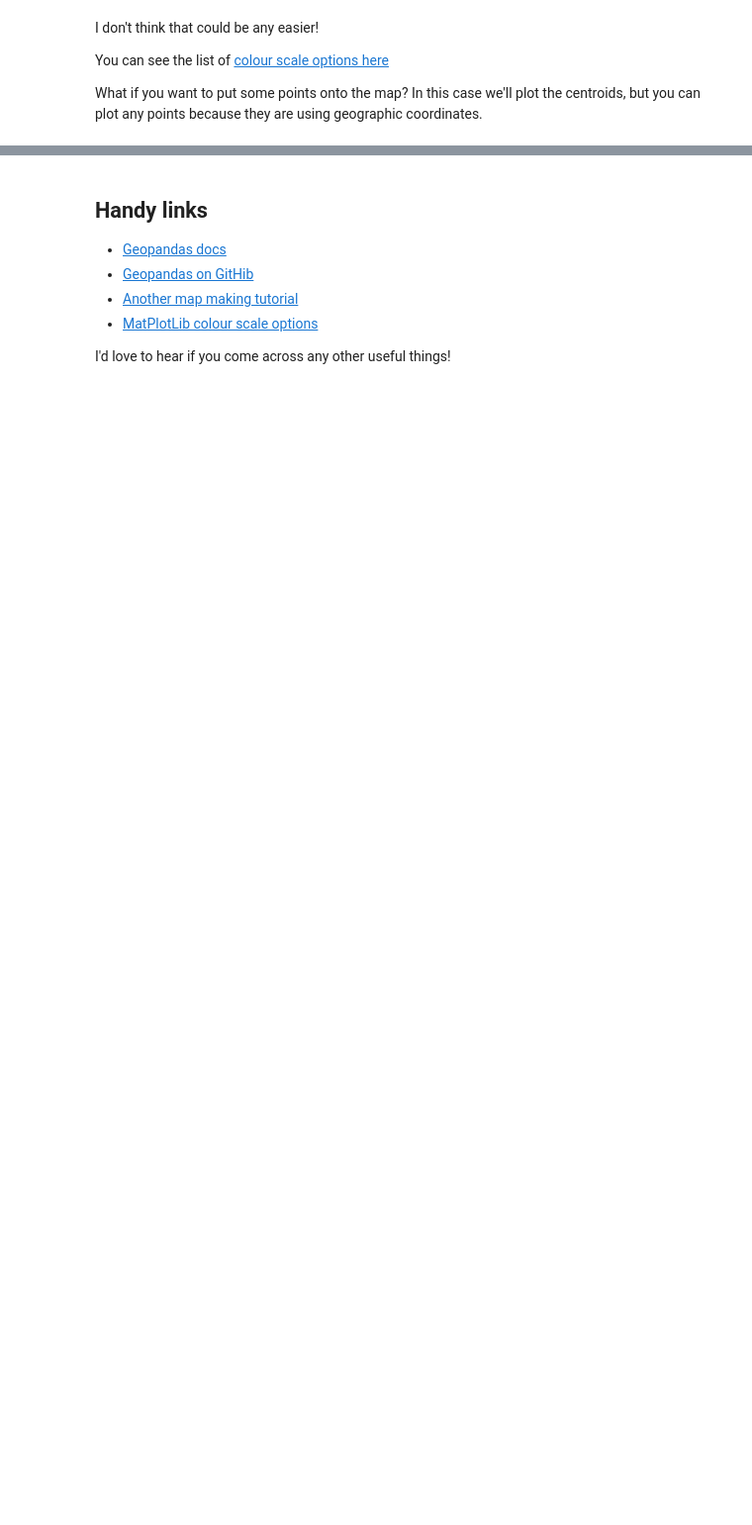
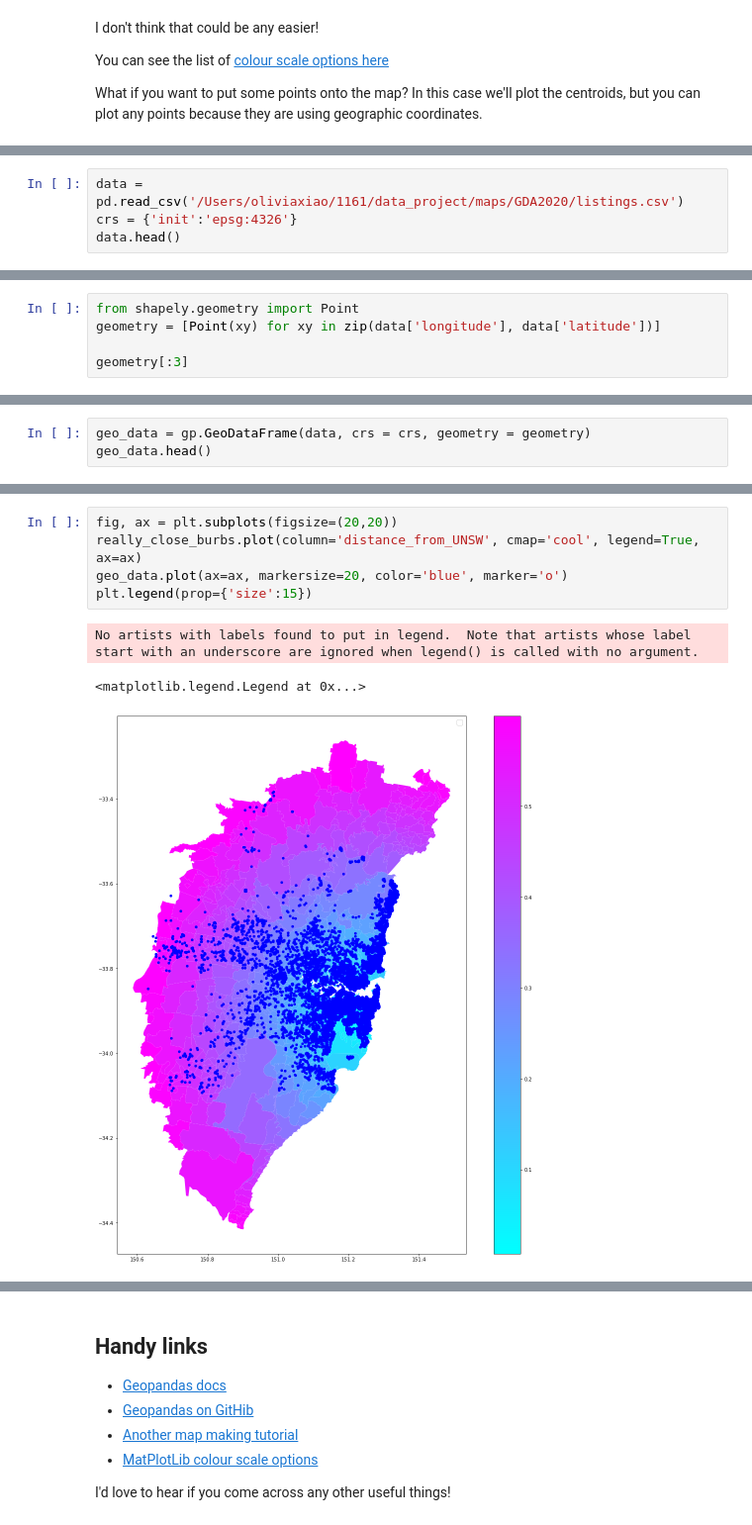
Before and after one commit to oliviajxiao/data_project, a Jupyter notebook: maps/maps.ipynb, the cells around one changed output, grey strips where cells are left out. Shown at 99% size. Drawn from its saved outputs; the diff is of its cells as text; blank space fills up the shorter version.

Commit message:
Working on data project

```diff
--- a/maps/maps.ipynb
+++ b/maps/maps.ipynb
@@ -296,0 +300,4 @@ really_close_burbs.centroid.plot(ax=ax)
+# %%
+data = pd.read_csv('/Users/oliviaxiao/1161/data_project/maps/GDA2020/listings.csv')
+crs = {'init':'epsg:4326'}
+data.head()
@@ -296,0 +327,5 @@ really_close_burbs.centroid.plot(ax=ax)
+# %%
+from shapely.geometry import Point
+geometry = [Point(xy) for xy in zip(data['longitude'], data['latitude'])]
+
+geometry[:3]
@@ -296,0 +336,3 @@ really_close_burbs.centroid.plot(ax=ax)
+# %%
+geo_data = gp.GeoDataFrame(data, crs = crs, geometry = geometry)
+geo_data.head()
@@ -296,0 +347,9 @@ really_close_burbs.centroid.plot(ax=ax)
+# %%
+fig, ax = plt.subplots(figsize=(20,20))
+really_close_burbs.plot(column='distance_from_UNSW', cmap='cool', legend=True, ax=ax)
+geo_data.plot(ax=ax, markersize=20, color='blue', marker='o')
+plt.legend(prop={'size':15})
+# %% [output]
+No artists with labels found to put in legend.  Note that artists whose label start with an underscore are ignored when legend() is called with no argument.
+<matplotlib.legend.Legend at 0x...>
+[figure, added]
```
Also changed, not shown: parts of 14 cells of this notebook, 11 other files.
